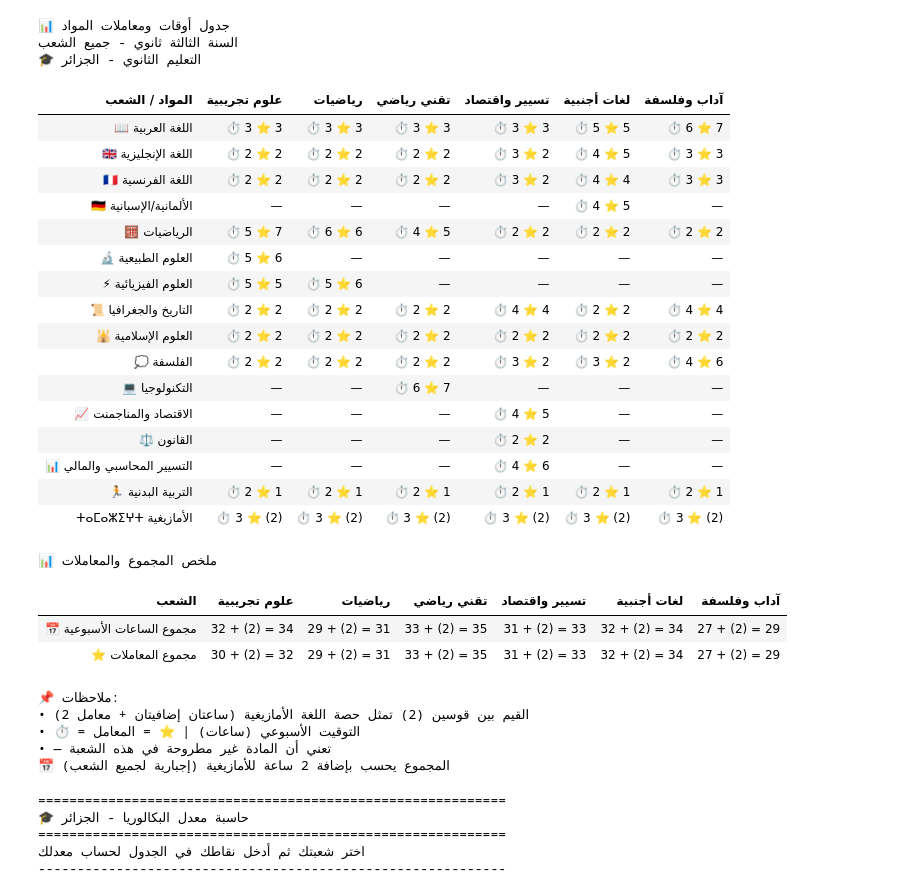
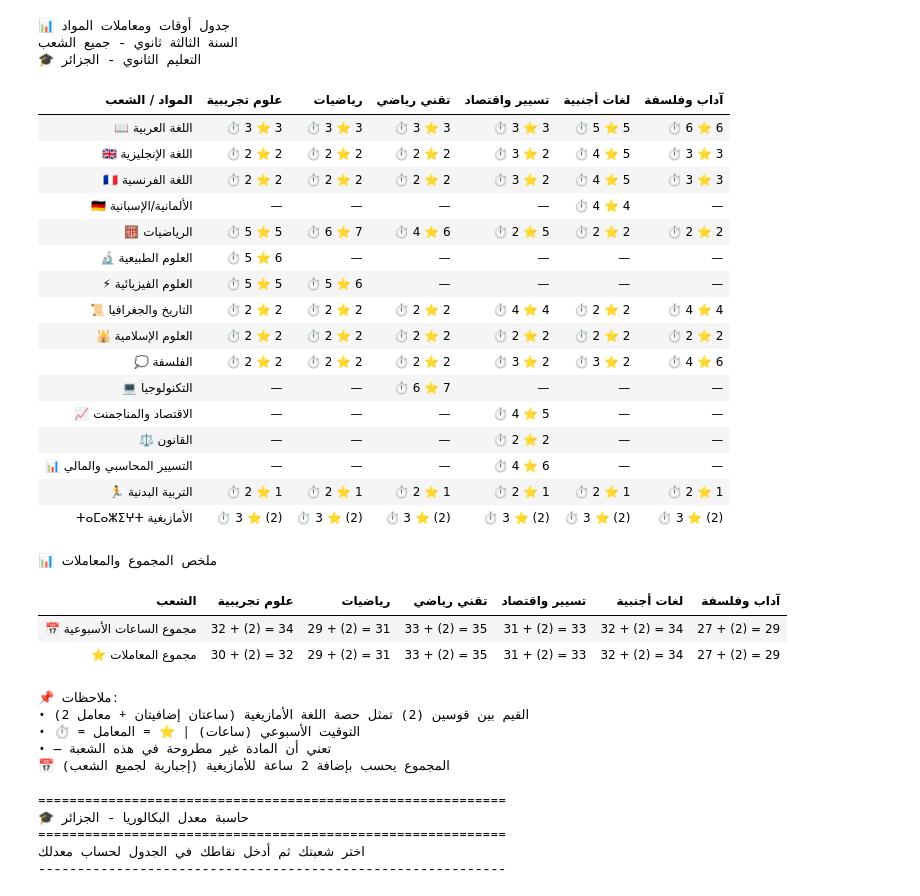
Before and after one commit to salias2025/END-TO-END-ML-APP, a Jupyter notebook: bac year module/bac_avg_calc.ipynb, the cells around one changed output. Cells and saved outputs as stored; diff of their text form; code cells hidden in the pictures.

```diff
--- a/bac year module/bac_avg_calc.ipynb
+++ b/bac year module/bac_avg_calc.ipynb
@@ -208,7 +208,7 @@ html_code = """
                 <td>⏱️ 3<br><span style="color:#e67e22;">⭐ 3</span></td>
                 <td>⏱️ 3<br><span style="color:#e67e22;">⭐ 3</span></td>
                 <td>⏱️ 5<br><span style="color:#e67e22;">⭐ 5</span></td>
-                <td>⏱️ 6<br><span style="color:#e67e22;">⭐ 7</span></td>
+                <td>⏱️ 6<br><span style="color:#e67e22;">⭐ 6</span></td>
             </tr>
 
             <!-- اللغة الإنجليزية -->
@@ -229,7 +229,7 @@ html_code = """
                 <td>⏱️ 2<br><span style="color:#e67e22;">⭐ 2</span></td>
                 <td>⏱️ 2<br><span style="color:#e67e22;">⭐ 2</span></td>
                 <td>⏱️ 3<br><span style="color:#e67e22;">⭐ 2</span></td>
-                <td>⏱️ 4<br><span style="color:#e67e22;">⭐ 4</span></td>
+                <td>⏱️ 4<br><span style="color:#e67e22;">⭐ 5</span></td>
                 <td>⏱️ 3<br><span style="color:#e67e22;">⭐ 3</span></td>
             </tr>
 
@@ -240,17 +240,17 @@ html_code = """
                 <td>—</td>
                 <td>—</td>
                 <td>—</td>
-                <td>⏱️ 4<br><span style="color:#e67e22;">⭐ 5</span></td>
+                <td>⏱️ 4<br><span style="color:#e67e22;">⭐ 4</span></td>
                 <td>—</td>
             </tr>
 
             <!-- الرياضيات -->
             <tr>
                 <td class="subject-cell">🧮 الرياضيات</td>
-                <td>⏱️ 5<br><span style="color:#e67e22;">⭐ 7</span></td>
-                <td>⏱️ 6<br><span style="color:#e67e22;">⭐ 6</span></td>
-                <td>⏱️ 4<br><span style="color:#e67e22;">⭐ 5</span></td>
-                <td>⏱️ 2<br><span style="color:#e67e22;">⭐ 2</span></td>
+                <td>⏱️ 5<br><span style="color:#e67e22;">⭐ 5</span></td>
+                <td>⏱️ 6<br><span style="color:#e67e22;">⭐ 7</span></td>
+                <td>⏱️ 4<br><span style="color:#e67e22;">⭐ 6</span></td>
+                <td>⏱️ 2<br><span style="color:#e67e22;">⭐ 5</span></td>
                 <td>⏱️ 2<br><span style="color:#e67e22;">⭐ 2</span></td>
                 <td>⏱️ 2<br><span style="color:#e67e22;">⭐ 2</span></td>
             </tr>
@@ -408,38 +408,38 @@ html_code = """
             <tr class="summary-row" style="background: linear-gradient(135deg, #27ae60 0%, #219653 100%);">
                 <td class="subject-cell">⭐ مجموع المعاملات</td>
                 <td>30 + (2) = <strong style="font-size: 18px;">32</strong></td>
                 <td>29 + (2) = <strong style="font-size: 18px;">31</strong></td>
                 <td>33 + (2) = <strong style="font-size: 18px;">35</strong></td>
                 <td>31 + (2) = <strong style="font-size: 18px;">33</strong></td>
                 <td>32 + (2) = <strong style="font-size: 18px;">34</strong></td>
                 <td>27 + (2) = <strong style="font-size: 18px;">29</strong></td>
             </tr>
         </tbody>
     </table>
 
     <div class="footer-note">
         <p>📌 <strong>ملاحظات:</strong></p>
         <p>• القيم بين قوسين <span class="note-highlight">(2)</span> تمثل حصة اللغة الأمازيغية (ساعتان إضافيتان + معامل 2)</p>
         <p>• ⏱️ = التوقيت الأسبوعي (ساعات) | ⭐ = المعامل</p>
         <p>• <span class="special-badge">—</span> تعني أن المادة غير مطروحة في هذه الشعبة</p>
         <p class="tooltip-info">📅 المجموع يحسب بإضافة 2 ساعة للأمازيغية (إجبارية لجميع الشعب)</p>
     </div>
 </div>
 </body>
 </html>
 """
 
 display(HTML(html_code))
 # %% [output]
 📊 جدول أوقات ومعاملات المواد
 السنة الثالثة ثانوي - جميع الشعب
 🎓 التعليم الثانوي - الجزائر
 | المواد / الشعب | علوم تجريبية | رياضيات | تقني رياضي | تسيير واقتصاد | لغات أجنبية | آداب وفلسفة |
-| 📖 اللغة العربية | ⏱️ 3 ⭐ 3 | ⏱️ 3 ⭐ 3 | ⏱️ 3 ⭐ 3 | ⏱️ 3 ⭐ 3 | ⏱️ 5 ⭐ 5 | ⏱️ 6 ⭐ 7 |
+| 📖 اللغة العربية | ⏱️ 3 ⭐ 3 | ⏱️ 3 ⭐ 3 | ⏱️ 3 ⭐ 3 | ⏱️ 3 ⭐ 3 | ⏱️ 5 ⭐ 5 | ⏱️ 6 ⭐ 6 |
 | 🇬🇧 اللغة الإنجليزية | ⏱️ 2 ⭐ 2 | ⏱️ 2 ⭐ 2 | ⏱️ 2 ⭐ 2 | ⏱️ 3 ⭐ 2 | ⏱️ 4 ⭐ 5 | ⏱️ 3 ⭐ 3 |
-| 🇫🇷 اللغة الفرنسية | ⏱️ 2 ⭐ 2 | ⏱️ 2 ⭐ 2 | ⏱️ 2 ⭐ 2 | ⏱️ 3 ⭐ 2 | ⏱️ 4 ⭐ 4 | ⏱️ 3 ⭐ 3 |
-| 🇩🇪 الألمانية/الإسبانية | — | — | — | — | ⏱️ 4 ⭐ 5 | — |
-| 🧮 الرياضيات | ⏱️ 5 ⭐ 7 | ⏱️ 6 ⭐ 6 | ⏱️ 4 ⭐ 5 | ⏱️ 2 ⭐ 2 | ⏱️ 2 ⭐ 2 | ⏱️ 2 ⭐ 2 |
+| 🇫🇷 اللغة الفرنسية | ⏱️ 2 ⭐ 2 | ⏱️ 2 ⭐ 2 | ⏱️ 2 ⭐ 2 | ⏱️ 3 ⭐ 2 | ⏱️ 4 ⭐ 5 | ⏱️ 3 ⭐ 3 |
+| 🇩🇪 الألمانية/الإسبانية | — | — | — | — | ⏱️ 4 ⭐ 4 | — |
+| 🧮 الرياضيات | ⏱️ 5 ⭐ 5 | ⏱️ 6 ⭐ 7 | ⏱️ 4 ⭐ 6 | ⏱️ 2 ⭐ 5 | ⏱️ 2 ⭐ 2 | ⏱️ 2 ⭐ 2 |
 | 🔬 العلوم الطبيعية | ⏱️ 5 ⭐ 6 | — | — | — | — | — |
 | ⚡ العلوم الفيزيائية | ⏱️ 5 ⭐ 5 | ⏱️ 5 ⭐ 6 | — | — | — | — |
 | 📜 التاريخ والجغرافيا | ⏱️ 2 ⭐ 2 | ⏱️ 2 ⭐ 2 | ⏱️ 2 ⭐ 2 | ⏱️ 4 ⭐ 4 | ⏱️ 2 ⭐ 2 | ⏱️ 4 ⭐ 4 |
```
Also changed, not shown: parts of 12 cells of this notebook, 30 other files.
